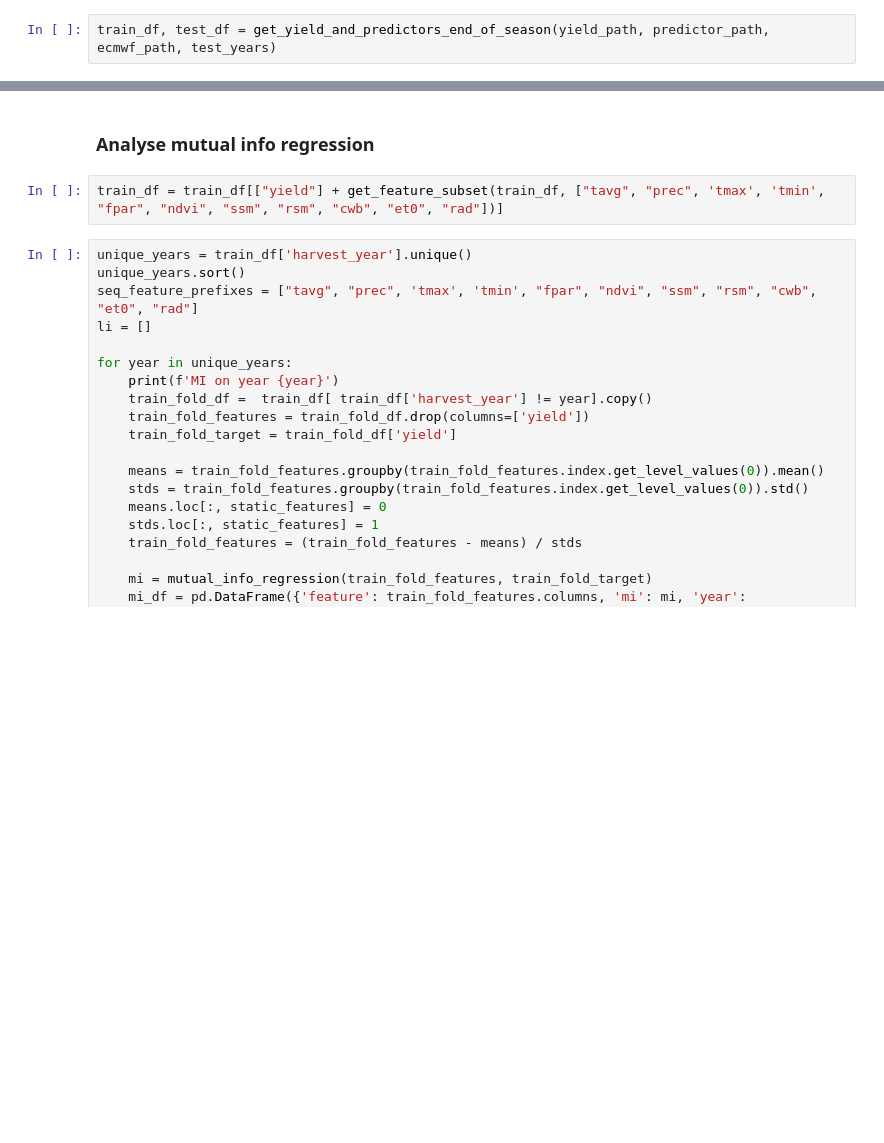
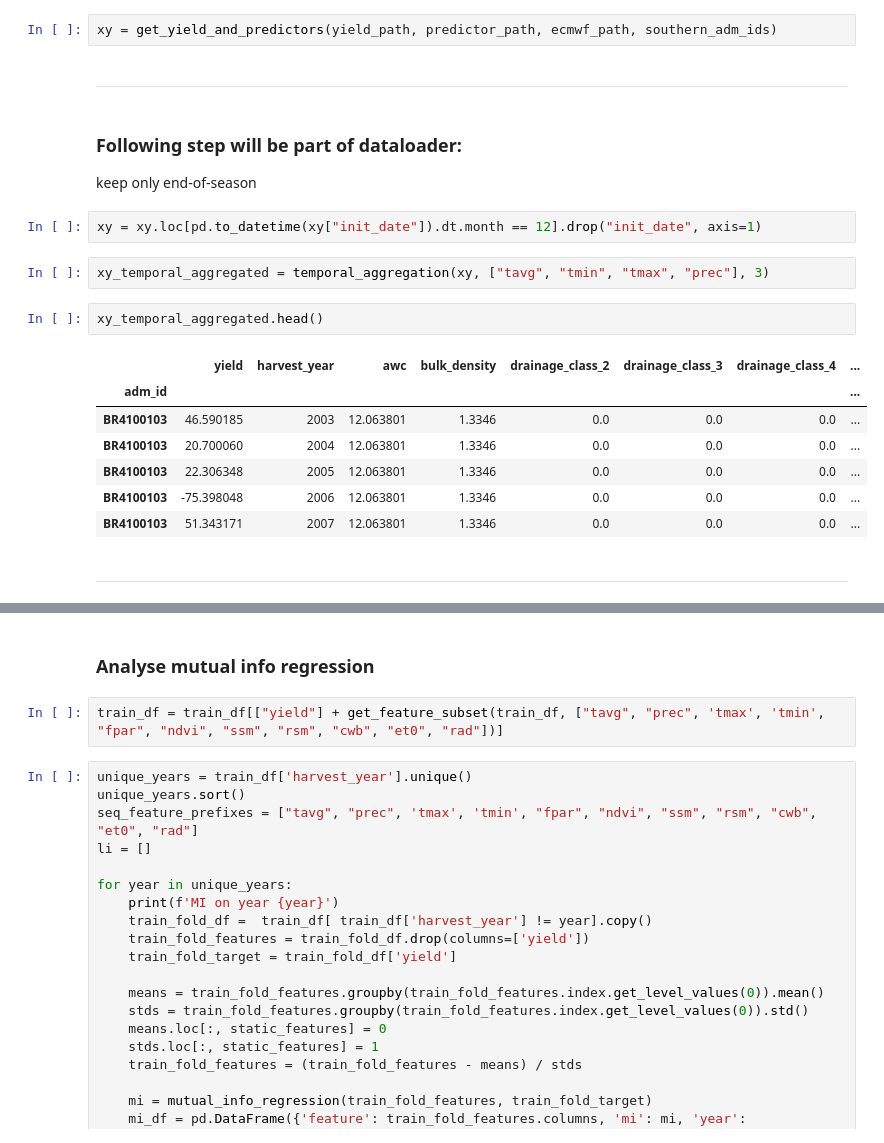
Before and after one commit to ellaampy/seasonal-yield-forecast, a Jupyter notebook: 01_wheat_brazil.ipynb, the cells around one changed output, grey strips where cells are left out. Saved outputs shown, nothing was run; the diff lists cells and outputs as text; blank space fills up the shorter version.

```diff
--- a/01_wheat_brazil.ipynb
+++ b/01_wheat_brazil.ipynb
@@ -91,2 +111,24 @@ def get_feature_arrays_for_lstm(df, static_features, feature_prefixes):
 # %%
-train_df, test_df = get_yield_and_predictors_end_of_season(yield_path, predictor_path, ecmwf_path, test_years)
+xy = get_yield_and_predictors(yield_path, predictor_path, ecmwf_path, southern_adm_ids)
+# %% [markdown]
+______
+# %% [markdown]
+### Following step will be part of dataloader:
+
+keep only end-of-season
+# %%
+xy = xy.loc[pd.to_datetime(xy["init_date"]).dt.month == 12].drop("init_date", axis=1)
+# %%
+xy_temporal_aggregated = temporal_aggregation(xy, ["tavg", "tmin", "tmax", "prec"], 3)
+# %%
+xy_temporal_aggregated.head()
+# %% [output]
+|  | yield | harvest_year | awc | bulk_density | drainage_class_2 | drainage_class_3 | drainage_class_4 | ... |
+| adm_id |  |  |  |  |  |  |  | ... |
+| BR4100103 | 46.590185 | 2003 | 12.063801 | 1.3346 | 0.0 | 0.0 | 0.0 | ... |
+| BR4100103 | 20.700060 | 2004 | 12.063801 | 1.3346 | 0.0 | 0.0 | 0.0 | ... |
+| BR4100103 | 22.306348 | 2005 | 12.063801 | 1.3346 | 0.0 | 0.0 | 0.0 | ... |
+| BR4100103 | -75.398048 | 2006 | 12.063801 | 1.3346 | 0.0 | 0.0 | 0.0 | ... |
+| BR4100103 | 51.343171 | 2007 | 12.063801 | 1.3346 | 0.0 | 0.0 | 0.0 | ... |
+# %% [markdown]
+_____
```
Also changed, not shown: parts of 11 cells of this notebook, 5 other files.
